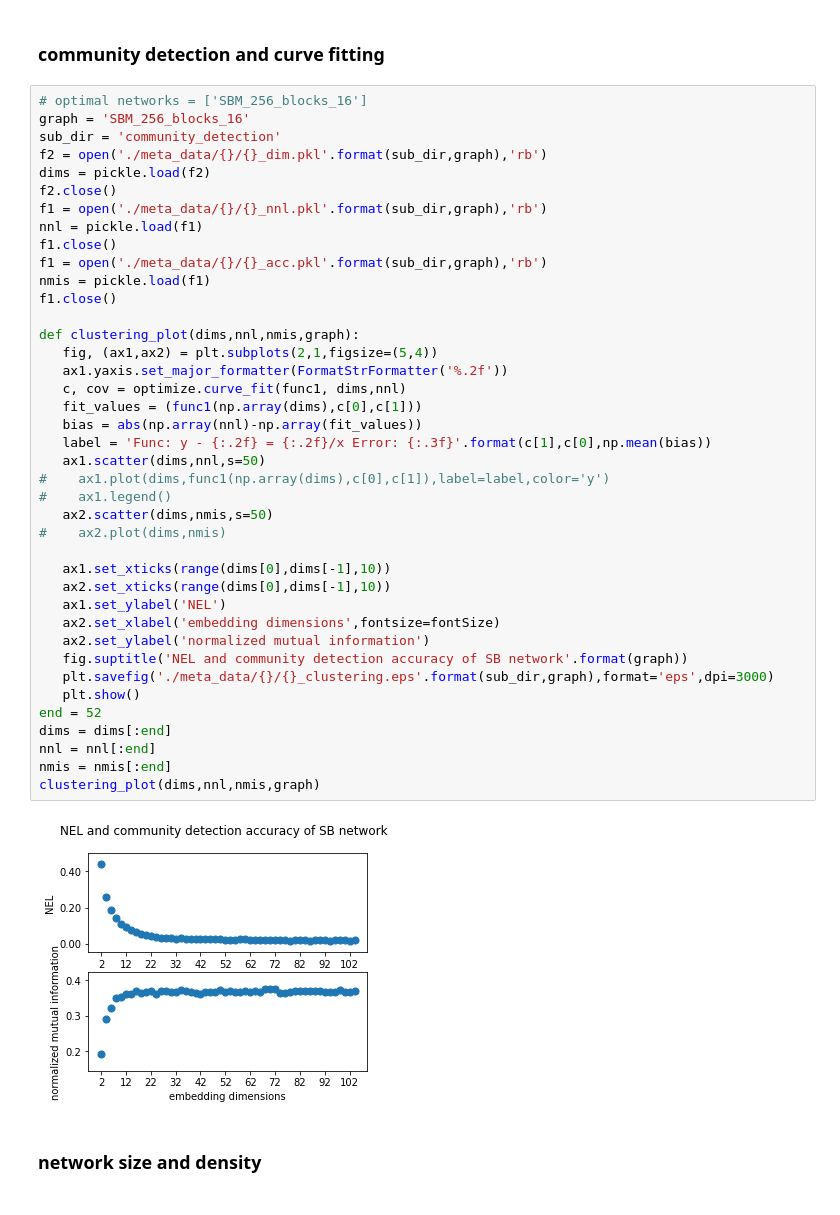
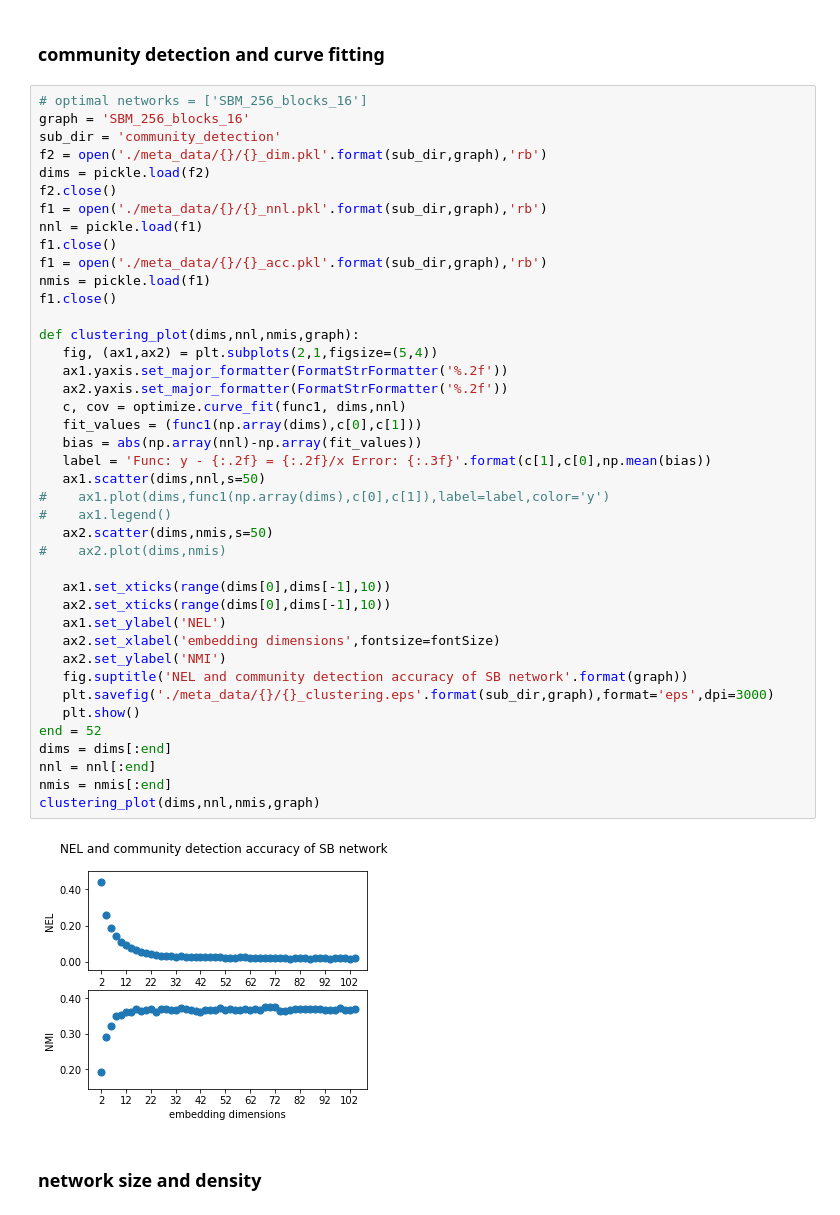
Before and after one commit to Villafly/dimensional_plot, a Jupyter notebook: paper_plot.ipynb, the cells around one changed output. Drawn from its saved outputs; the diff is of its cells as text.

```diff
--- a/paper_plot.ipynb
+++ b/paper_plot.ipynb
@@ -86,35 +86,36 @@ f1.close()
 f1 = open('./meta_data/{}/{}_acc.pkl'.format(sub_dir,graph),'rb')
 nmis = pickle.load(f1)
 f1.close()
 
 def clustering_plot(dims,nnl,nmis,graph):
    fig, (ax1,ax2) = plt.subplots(2,1,figsize=(5,4))
    ax1.yaxis.set_major_formatter(FormatStrFormatter('%.2f'))
+   ax2.yaxis.set_major_formatter(FormatStrFormatter('%.2f'))
    c, cov = optimize.curve_fit(func1, dims,nnl)
    fit_values = (func1(np.array(dims),c[0],c[1]))
    bias = abs(np.array(nnl)-np.array(fit_values))
    label = 'Func: y - {:.2f} = {:.2f}/x Error: {:.3f}'.format(c[1],c[0],np.mean(bias))
    ax1.scatter(dims,nnl,s=50)
 #    ax1.plot(dims,func1(np.array(dims),c[0],c[1]),label=label,color='y')
 #    ax1.legend()
    ax2.scatter(dims,nmis,s=50)
 #    ax2.plot(dims,nmis)
 
    ax1.set_xticks(range(dims[0],dims[-1],10))
    ax2.set_xticks(range(dims[0],dims[-1],10))
    ax1.set_ylabel('NEL')
    ax2.set_xlabel('embedding dimensions',fontsize=fontSize)
-   ax2.set_ylabel('normalized mutual information')
+   ax2.set_ylabel('NMI')
    fig.suptitle('NEL and community detection accuracy of SB network'.format(graph))
    plt.savefig('./meta_data/{}/{}_clustering.eps'.format(sub_dir,graph),format='eps',dpi=3000)
    plt.show()
 end = 52
 dims = dims[:end]
 nnl = nnl[:end]
 nmis = nmis[:end]
 clustering_plot(dims,nnl,nmis,graph)
 # %% [output]
-[figure, old version]
+[figure, new version]
 # %% [markdown]
 ### network size and density
 # %%
```
Also changed, not shown: parts of 3 cells of this notebook.
